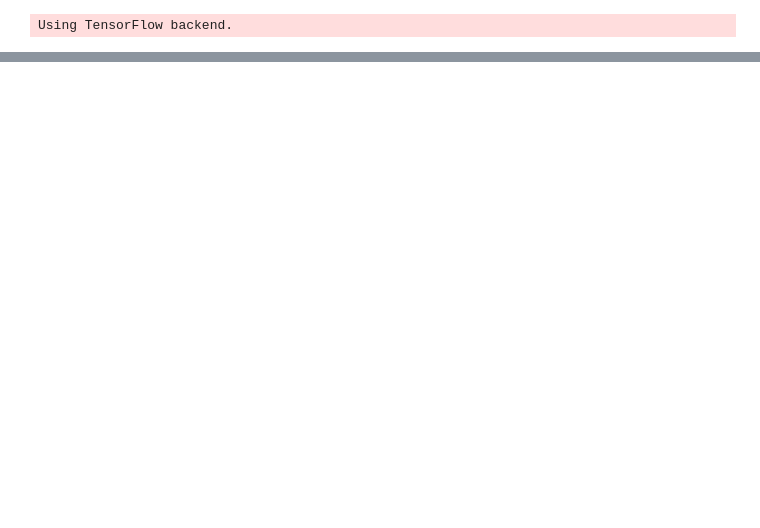
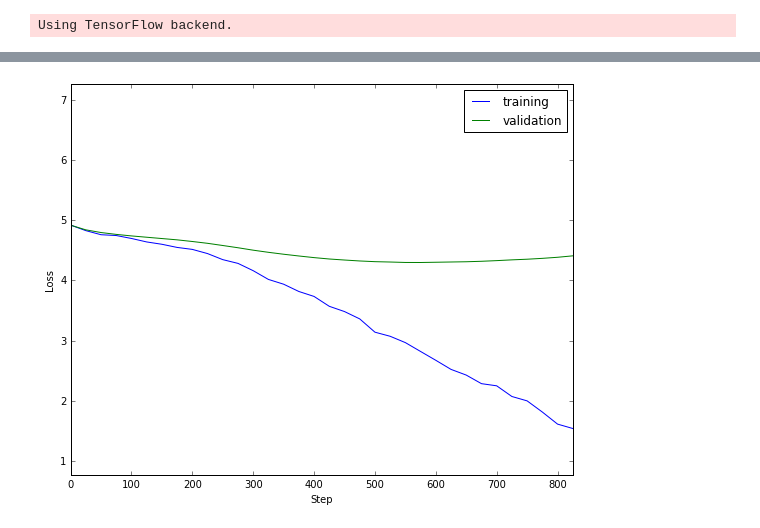
Before and after one commit to m0baxter/DogClassifier, a Jupyter notebook: dogClassifier.ipynb, the cells around one changed output, grey strips where cells are left out. Saved outputs shown, nothing was run; the diff lists cells and outputs as text; code cells hidden in the pictures; blank space fills up the shorter version.

```diff
--- a/dogClassifier.ipynb
+++ b/dogClassifier.ipynb
@@ -25,15 +25,20 @@ labels = pd.read_csv("labels.csv")
 labels['breed'] = pd.Categorical( labels['breed'], categories = breeds )
 labels['breed'] = labels['breed'].cat.codes
 # %%
-#make sure there are an equal number of each breed in validation set.
+#make sure there are an equal proportion of each breed in validation set.
 
-valFiles = sampleDogs( trainFiles, labels, 12 )
+valFiles = sampleDogs( trainFiles, labels, 0.16 )
+valFiles = np.array( list(set(valFiles)) )
+
 
 tmp = []
 
 for f in trainFiles:
-    if ( not f in valFiles ):
+    if ( not (f in valFiles) ):
         tmp.append(f)
 
 trainFiles = np.array( tmp )
 np.random.shuffle(trainFiles)
+
+print( "Validation set:", len(valFiles) )
+print( "Training set:", len(trainFiles) )
@@ -40,7 +48,8 @@ np.random.shuffle(trainFiles)
 # %%
-params = { "batchSize" : 100, "params" : { "alpha" : 0.001, "b" : 0.99 } }
+params = { "batchSize" : 1024, "params" : { "alpha" : 0.001,
+                                           #"b1"     : 0.99,
+                                           #"b2"     : 0.99,
+                                           "eps"    : 0.1 } }
+                                           #"bnm"    : 0.99 } }
 
-#loVal, trHist, vlHist, bestParams = hyperparameterSearch( trainFiles, labels, paramsList, 2 )
-loVal, tls, vls = trainModel( trainFiles, valFiles, labels, params, saveModel = False )
-
-print( "\n\nLowest validation loss:", loVal )
+loVal, tls, vls, tas, vas = trainModel( trainFiles, valFiles, labels, params, saveModel = True )
@@ -47,15 +74,21 @@ print( "\n\nLowest validation loss:", loVal )
 # %%
 fig = plt.figure( 1, (9, 7) )
 
-plt.plot( trHist[:], label = "training" )
-plt.plot( vlHist[:], label = "validation" )
+n = len(tls)
 
-plt.xlim( xmin = 0, xmax = len(trHist) - 1 )
-plt.ylim( ymin = 0, ymax = np.max(vlHist[1:]) + .1 * max(trHist[1], vlHist[1]) )
+plt.plot( list( range(0, n * 25, 25) ), tls, label = "training" )
+plt.plot( list( range(0, n * 25, 25) ), vls, label = "validation" )
 
-plt.xlabel("Epoch")
+plt.xlim( xmin = 0, xmax = (len(tls) - 1)*25 )
+plt.ylim( ymax = np.max(vls[1:]) + .5 * max(tls[1], vls[1]),
+          ymin = min( np.min(tls[1:]), np.min(vls[1:]) )
+               - .5 * min( np.min(tls), np.min(vls) ) )
+
+plt.xlabel("Step")
 plt.ylabel("Loss")
 
 plt.legend( loc = "best" )
 
 plt.show()
+# %% [output]
+[figure, added]
```
Also changed, not shown: parts of 3 cells of this notebook, 2 other files.
